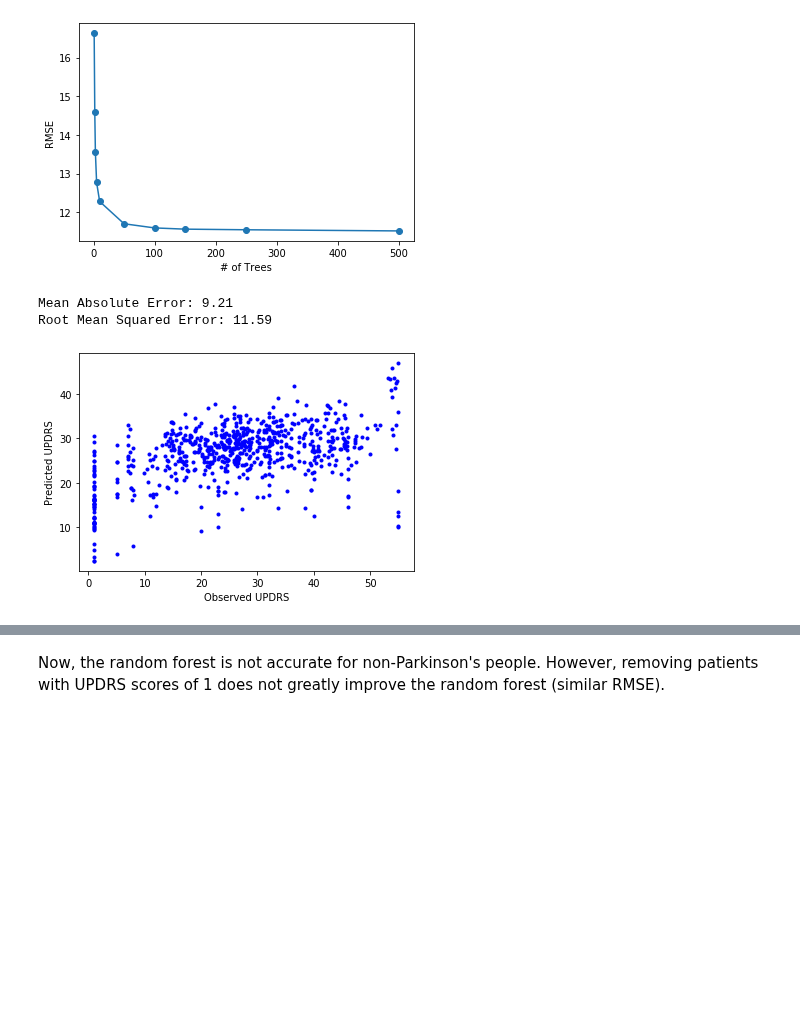
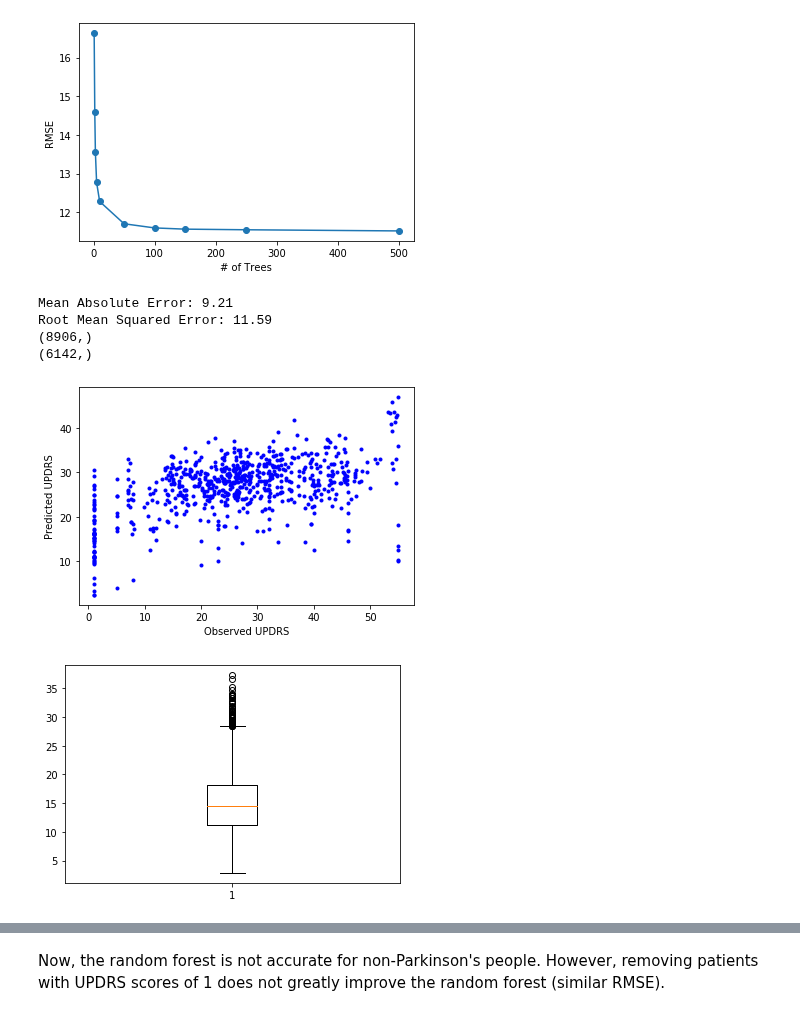
Before and after one commit to adachille/parkinsons-detector, a Jupyter notebook: parkinsons-data-exploration.ipynb, the cells around one changed output, grey strips where cells are left out. Cells and saved outputs as stored; diff of their text form; code cells hidden in the pictures; blank space fills up the shorter version.

```diff
--- a/parkinsons-data-exploration.ipynb
+++ b/parkinsons-data-exploration.ipynb
@@ -150,7 +150,7 @@ def loadData(i):
     """
     df = df[~df.eq("--undefined--").any(1)]
     df = df.rename(columns=keyMap)
-    df = df[consideredCols]
+    d
     return df
 
 raw_mozilla_dataset = loadData(0)
@@ -672,6 +659,7 @@ Parkinson's severity is scored on the UPDRS score. Since we have these scores fo
 msr_TE_columns = msrtrain_TE.columns[4:17]
 # l2 normalize each feature
 normTEmsr = pd.DataFrame(preprocessing.normalize(msrtrain_TE[msr_TE_columns], norm='l2',axis=1), columns = msr_TE_columns)
+normMozilla = pd.DataFrame(preprocessing.normalize(raw_mozilla_dataset[msr_TE_columns], norm='l2',axis=1), columns = msr_TE_columns)
 labels = np.array(msrtrain_TE.UPDRS)
 
 # now split into test (10%), and train (90%) sets since the MSR test data set does not have UPDRS scores
@@ -697,14 +685,21 @@ plt.ylabel('RMSE');
 # %%
 # Using 100 trees as determined above
 rf = RandomForestRegressor(n_estimators=100, random_state=3)
 rf.fit(train, trainy)
 predictions = rf.predict(test)
 print('Mean Absolute Error:', round(metrics.mean_absolute_error(testy, predictions),2))
 print('Root Mean Squared Error:', round(np.sqrt(metrics.mean_squared_error(testy, predictions)),2))
 plt.plot(testy, predictions, '.', color='b')
 plt.xlabel('Observed UPDRS')
 plt.ylabel('Predicted UPDRS');
+mozillaPredictions = rf.predict(normMozilla)
+print(np.where(mozillaPredictions > 1)[0].shape)
+plt.figure()
+plt.boxplot(mozillaPredictions)
 # %% [output]
 Mean Absolute Error: 9.21
 Root Mean Squared Error: 11.59
+(8906,)
+(6142,)
 [figure]
+[figure, added]
```
Also changed, not shown: parts of 9 cells of this notebook.
